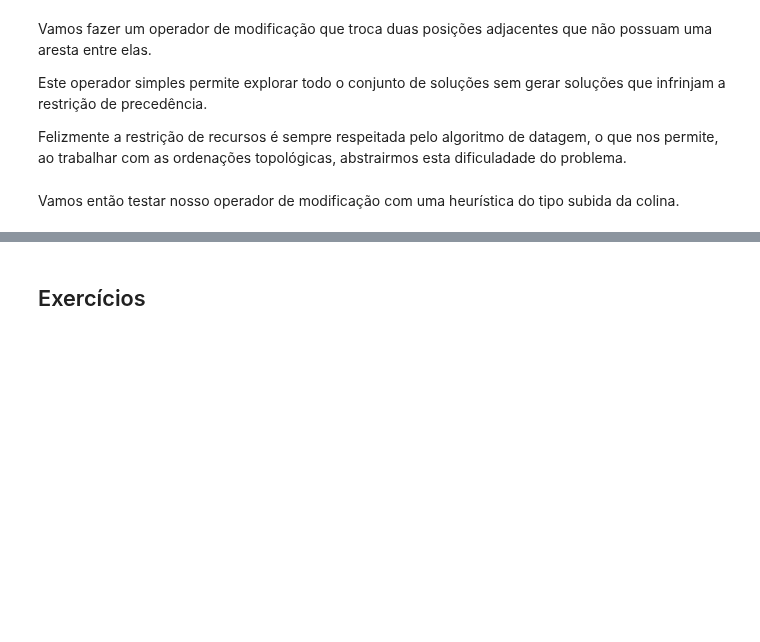
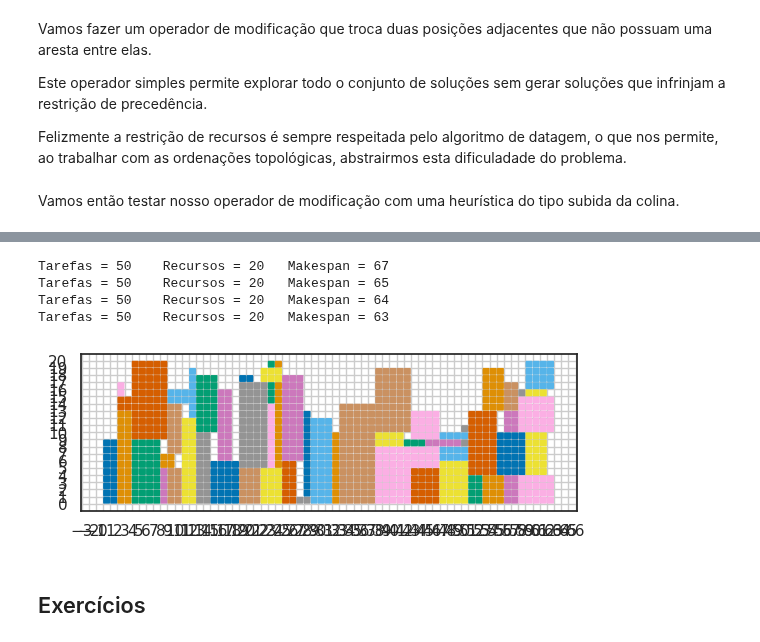
Before and after one commit to cdiegor/Metaheuristicas, a Jupyter notebook: RCPSP.ipynb, the cells around one changed output, grey strips where cells are left out. Drawn from its saved outputs; the diff is of its cells as text; code cells hidden in the pictures; blank space fills up the shorter version.

```diff
--- a/RCPSP.ipynb
+++ b/RCPSP.ipynb
@@ -477,3 +534,11 @@ plot_gantt(datagem(rcpsp, Melhor))
+# %%
+plot_gantt(GRASP(gerar_rcpsp(50, 20, 0.3)))
+# %% [output]
+Tarefas = 50    Recursos = 20   Makespan = 67
+Tarefas = 50    Recursos = 20   Makespan = 65
+Tarefas = 50    Recursos = 20   Makespan = 64
+Tarefas = 50    Recursos = 20   Makespan = 63
+[figure, added]
 # %% [markdown]
 ## Exercícios
 # %% [markdown]
```
Also changed, not shown: parts of 5 cells of this notebook.
